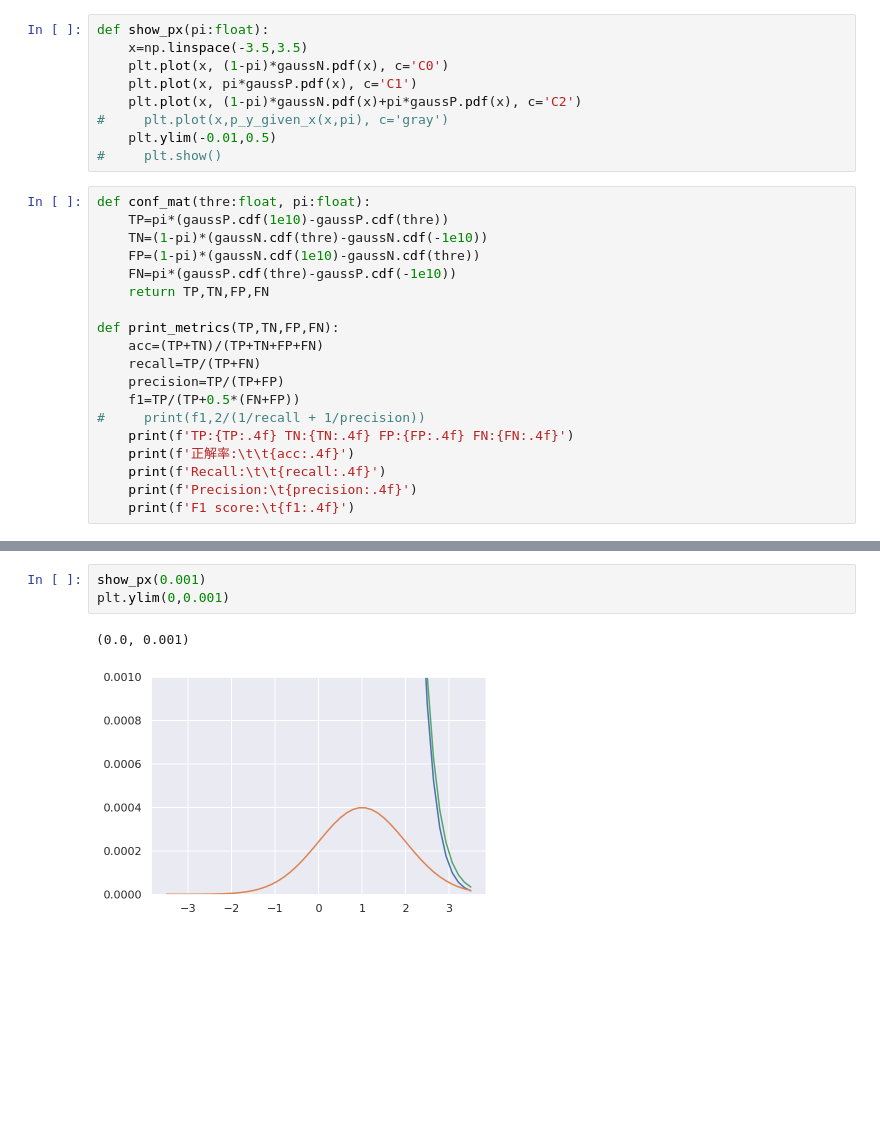
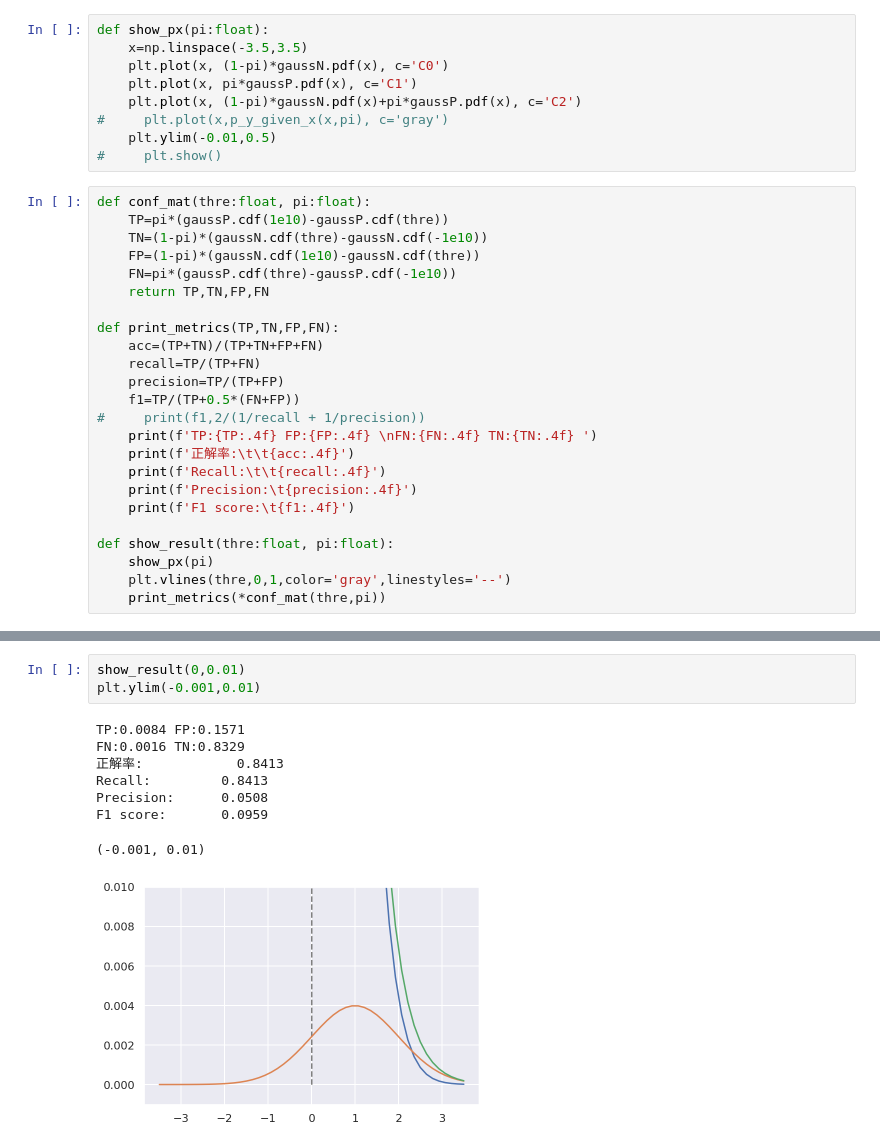
Before and after one commit to masakiaota/blog, a Jupyter notebook: metric_by_distribution/metric.ipynb, the cells around one changed output, grey strips where cells are left out. Cells and saved outputs as stored; diff of their text form; blank space fills up the shorter version.

```diff
--- a/metric_by_distribution/metric.ipynb
+++ b/metric_by_distribution/metric.ipynb
@@ -43,9 +43,14 @@ def print_metrics(TP,TN,FP,FN):
     precision=TP/(TP+FP)
     f1=TP/(TP+0.5*(FN+FP))
 #     print(f1,2/(1/recall + 1/precision))
-    print(f'TP:{TP:.4f} TN:{TN:.4f} FP:{FP:.4f} FN:{FN:.4f}')
+    print(f'TP:{TP:.4f} FP:{FP:.4f} \nFN:{FN:.4f} TN:{TN:.4f} ')
     print(f'正解率:\t\t{acc:.4f}')
     print(f'Recall:\t\t{recall:.4f}')
     print(f'Precision:\t{precision:.4f}')
     print(f'F1 score:\t{f1:.4f}')
+
+def show_result(thre:float, pi:float):
+    show_px(pi)
+    plt.vlines(thre,0,1,color='gray',linestyles='--')
+    print_metrics(*conf_mat(thre,pi))
 # %%
@@ -65,7 +128,13 @@ show_px(0.1)
 # %%
-show_px(0.001)
-plt.ylim(0,0.001)
+show_result(0,0.01)
+plt.ylim(-0.001,0.01)
 # %% [output]
-(0.0, 0.001)
+TP:0.0084 FP:0.1571
+FN:0.0016 TN:0.8329
+正解率:            0.8413
+Recall:         0.8413
+Precision:      0.0508
+F1 score:       0.0959
+(-0.001, 0.01)
-[figure, old version]
+[figure, new version]
 # %%
```
Also changed, not shown: parts of 9 cells of this notebook.
